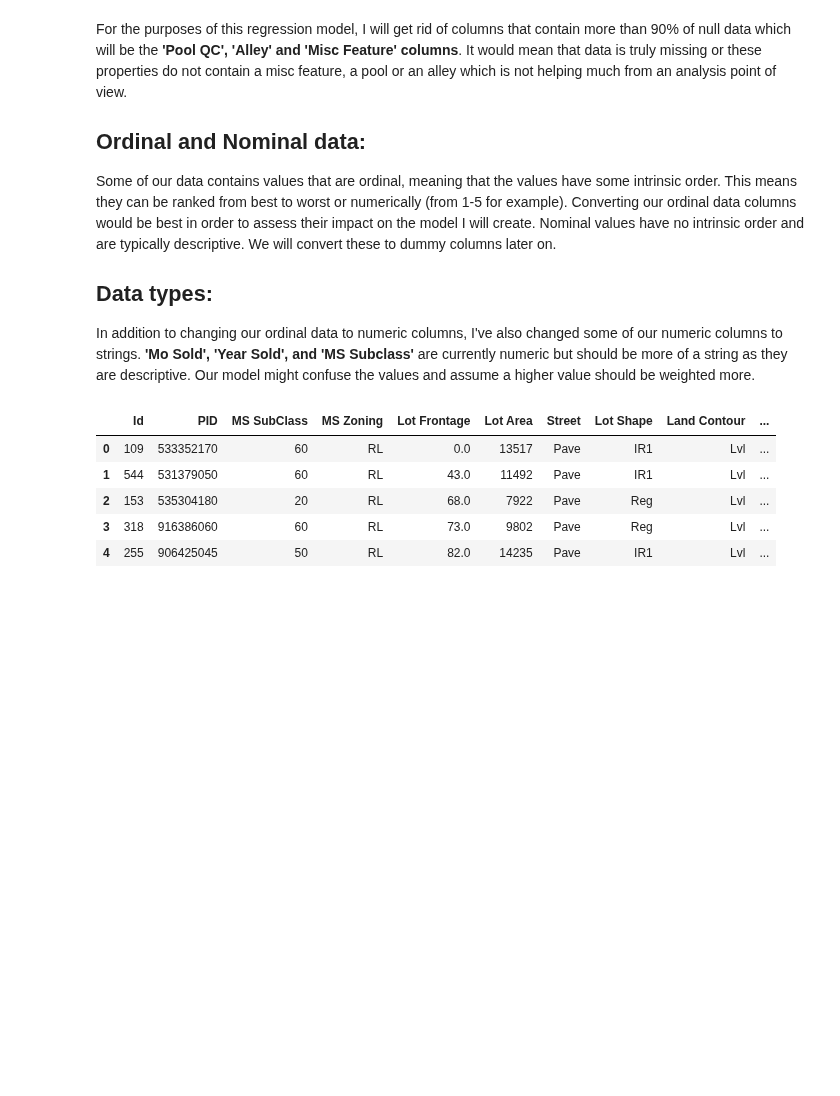
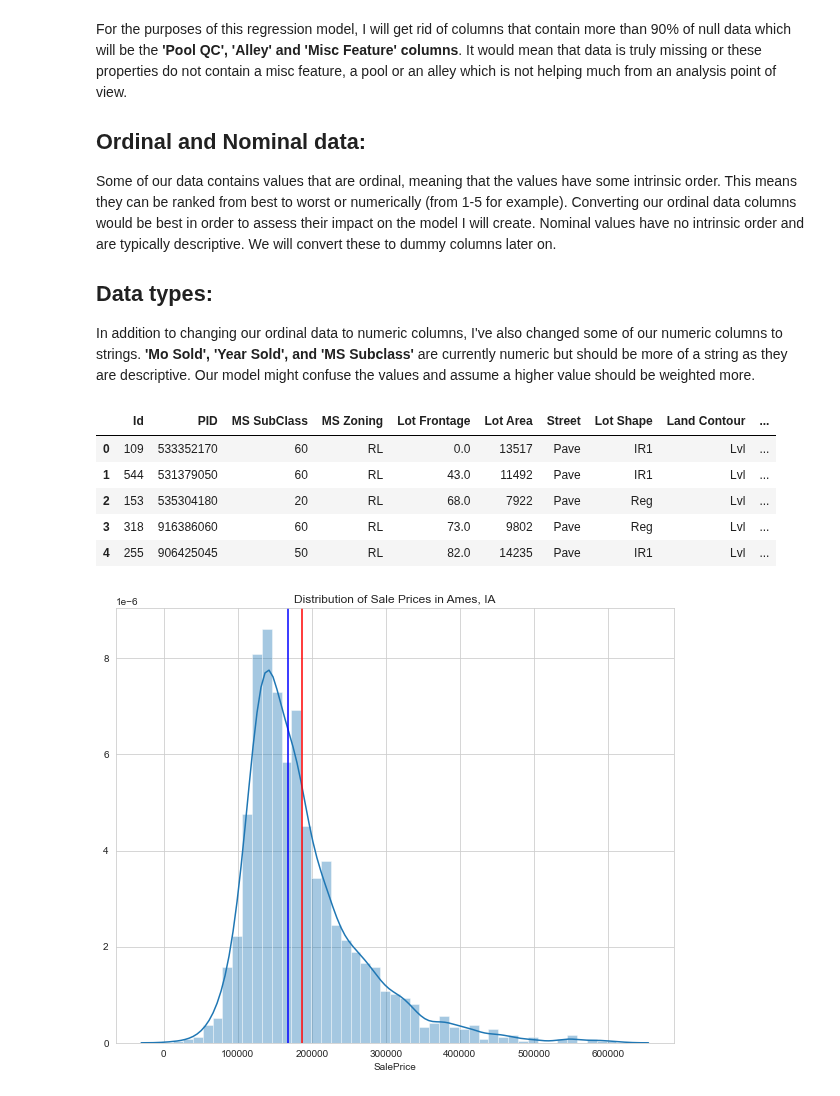
Before and after one commit to ianibogwu/Projects, a Jupyter notebook: GA-projects/02-Ames-housing/Cleaning_EDA.ipynb, the cells around one changed output. Cells and saved outputs as stored; diff of their text form; code cells hidden in the pictures; blank space fills up the shorter version.

```diff
--- a/GA-projects/02-Ames-housing/Cleaning_EDA.ipynb
+++ b/GA-projects/02-Ames-housing/Cleaning_EDA.ipynb
@@ -132,3 +122,12 @@ train_data.head(5)
 | 2 | 153 | 535304180 | 20 | RL | 68.0 | 7922 | Pave | Reg | Lvl | ... |
 | 3 | 318 | 916386060 | 60 | RL | 73.0 | 9802 | Pave | Reg | Lvl | ... |
 | 4 | 255 | 906425045 | 50 | RL | 82.0 | 14235 | Pave | IR1 | Lvl | ... |
+# %%
+#checking distribution of our Sale Price data
+plt.figure(figsize=(10,8))
+sns.distplot(train_data.loc[:, 'SalePrice'], norm_hist = True,)
+plt.axvline(x = train_data['SalePrice'].mean(), c = 'red')
+plt.axvline(x = train_data['SalePrice'].median(), c = 'blue')
+plt.title('Distribution of Sale Prices in Ames, IA');
+# %% [output]
+[figure, added]
```
Also changed, not shown: parts of 6 cells of this notebook, 10 other files.
